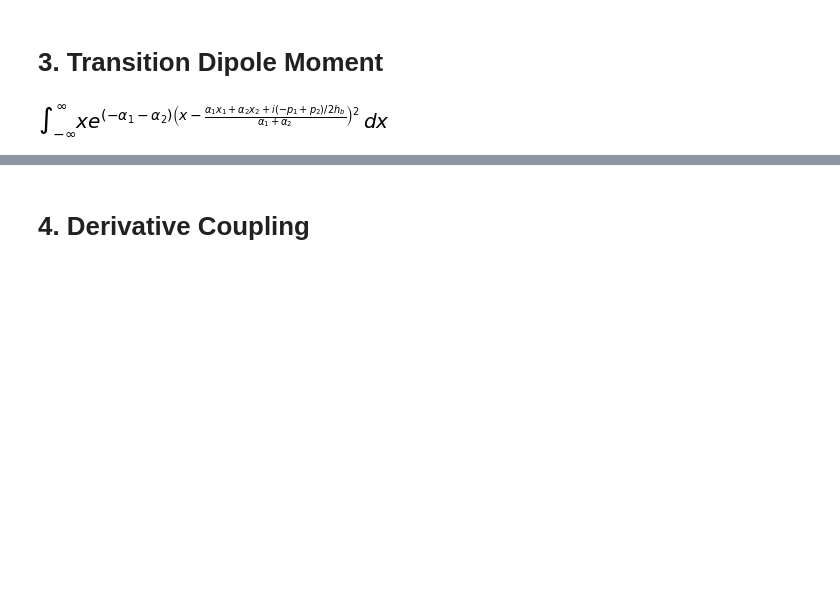
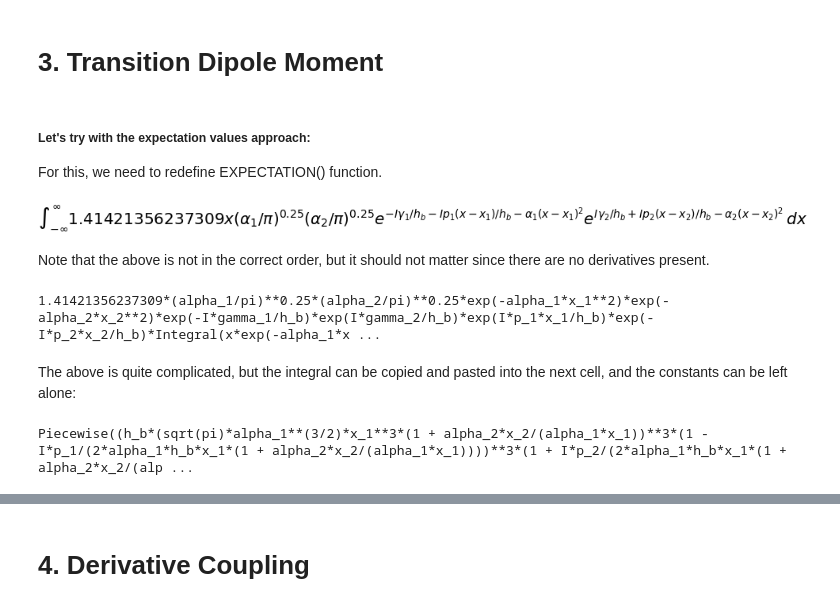
Before and after one commit to liz-stippell/Pysces, a Jupyter notebook: gaussian_wavepackets.ipynb, the cells around one changed output, grey strips where cells are left out. Saved outputs shown, nothing was run; the diff lists cells and outputs as text; code cells hidden in the pictures; blank space fills up the shorter version.

```diff
--- a/gaussian_wavepackets.ipynb
+++ b/gaussian_wavepackets.ipynb
@@ -95,9 +103,26 @@ Which is *similar* to the solved integral found in the derivations.
 There are also similarities in the exponents found in the "factor(B)" cell to that of which is listed in the derivations. However, it is unable to be simplified further by python. This is an area of interest to look into.
 # %% [markdown]
 # 3. Transition Dipole Moment
+# %% [markdown]
+##### Let's try with the expectation values approach:
+
+For this, we need to redefine EXPECTATION() function.
+# %%
+def EXPECTATION_NEW(A, B, C, x, y, z):
+    return Integral(CONJUGATE(A)*B*C, (x, y, z))
+
+EXPECTATION_NEW(R, x, Q, x, -oo, oo)
+# %% [output]
+[figure, added]
+# %% [markdown]
+Note that the above is not in the correct order, but it should not matter since there are no derivatives present.
+# %%
+print(factor(EXPECTATION_NEW(R, x, Q, x, -oo, oo)))
+# %% [output]
+1.41421356237309*(alpha_1/pi)**0.25*(alpha_2/pi)**0.25*exp(-alpha_1*x_1**2)*exp(-alpha_2*x_2**2)*exp(-I*gamma_1/h_b)*exp(I*gamma_2/h_b)*exp(I*p_1*x_1/h_b)*exp(-I*p_2*x_2/h_b)*Integral(x*exp(-alpha_1*x ...
+# %% [markdown]
+The above is quite complicated, but the integral can be copied and pasted into the next cell, and the constants can be left alone:
 # %%
-A = Integral(x*exp((-(alpha_1 + alpha_2)*(x - (alpha_2*x_2 +alpha_1*x_1 + (I*(p_2 - p_1))/(2*h_b))/(alpha_1 +alpha_2))**2)), (x, -oo, oo))
-
-A
+print(simplify(Integral(x*exp(-alpha_1*x**2)*exp(-alpha_2*x**2)*exp(2*alpha_1*x*x_1)*exp(2*alpha_2*x*x_2)*exp(-I*p_1*x/h_b)*exp(I*p_2*x/h_b), (x, -oo, oo))).doit())
 # %% [output]
-[figure, removed]
+Piecewise((h_b*(sqrt(pi)*alpha_1**(3/2)*x_1**3*(1 + alpha_2*x_2/(alpha_1*x_1))**3*(1 - I*p_1/(2*alpha_1*h_b*x_1*(1 + alpha_2*x_2/(alpha_1*x_1))))**3*(1 + I*p_2/(2*alpha_1*h_b*x_1*(1 + alpha_2*x_2/(alp ...
```
Also changed, not shown: parts of 19 cells of this notebook.
